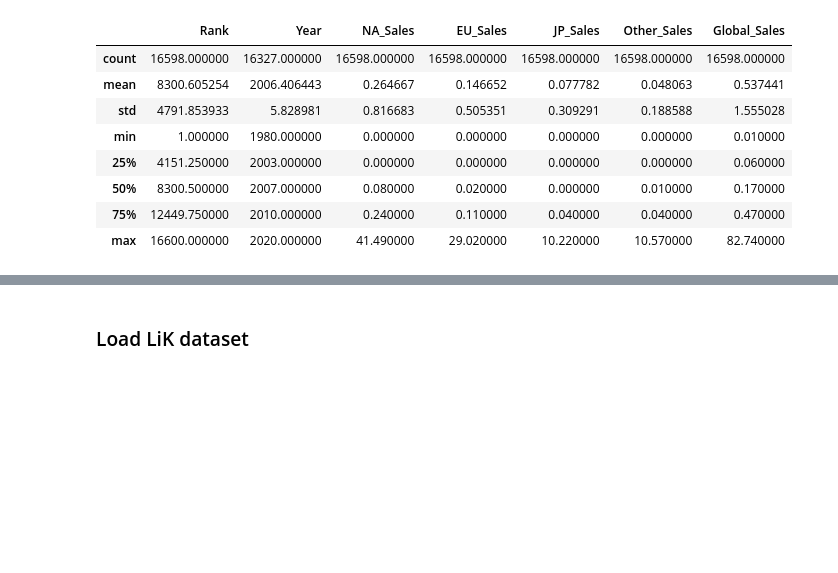
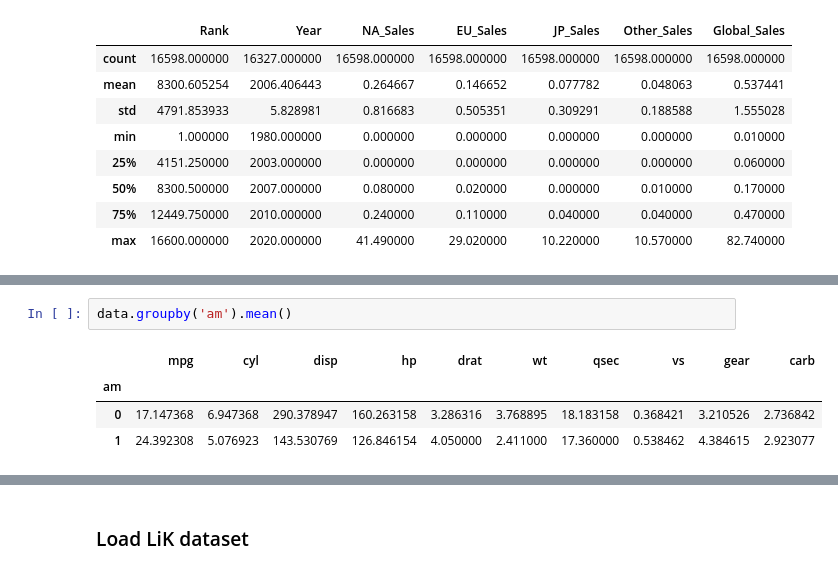
Before and after one commit to IliasSuvanov/DSforEconomists, a Jupyter notebook: Seminar14/Seminar14.ipynb, the cells around one changed output, grey strips where cells are left out. Cells and saved outputs as stored; diff of their text form; blank space fills up the shorter version.

```diff
--- a/Seminar14/Seminar14.ipynb
+++ b/Seminar14/Seminar14.ipynb
@@ -253,0 +244,7 @@ df.group
+# %%
+data.groupby('am').mean()
+# %% [output]
+|  | mpg | cyl | disp | hp | drat | wt | qsec | vs | gear | carb |
+| am |  |  |  |  |  |  |  |  |  |  |
+| 0 | 17.147368 | 6.947368 | 290.378947 | 160.263158 | 3.286316 | 3.768895 | 18.183158 | 0.368421 | 3.210526 | 2.736842 |
+| 1 | 24.392308 | 5.076923 | 143.530769 | 126.846154 | 4.050000 | 2.411000 | 17.360000 | 0.538462 | 4.384615 | 2.923077 |
```
Also changed, not shown: parts of 16 cells of this notebook.
